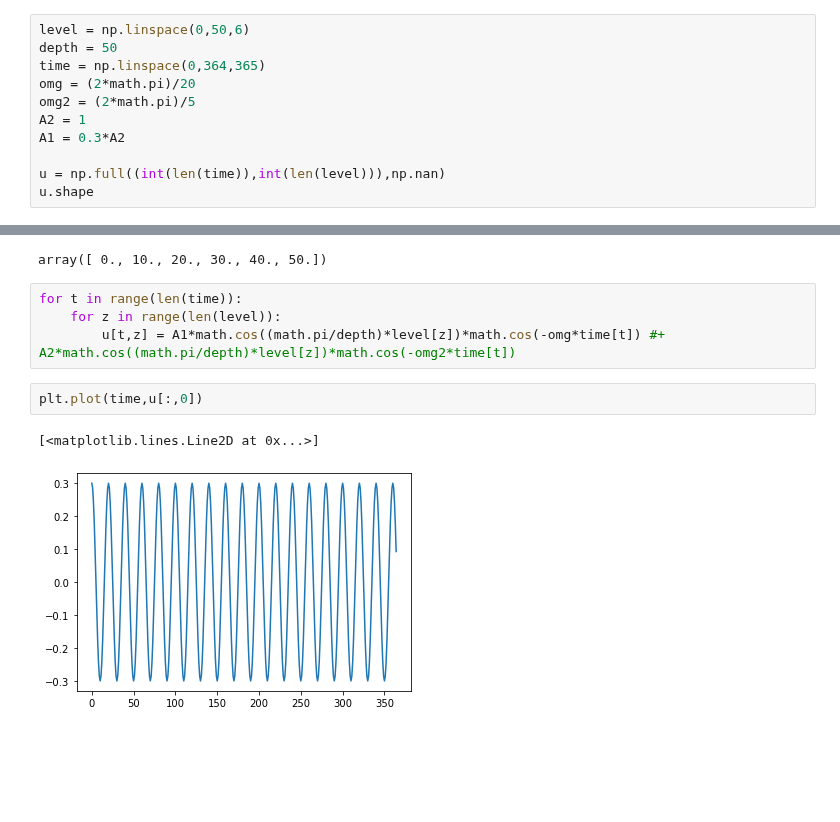
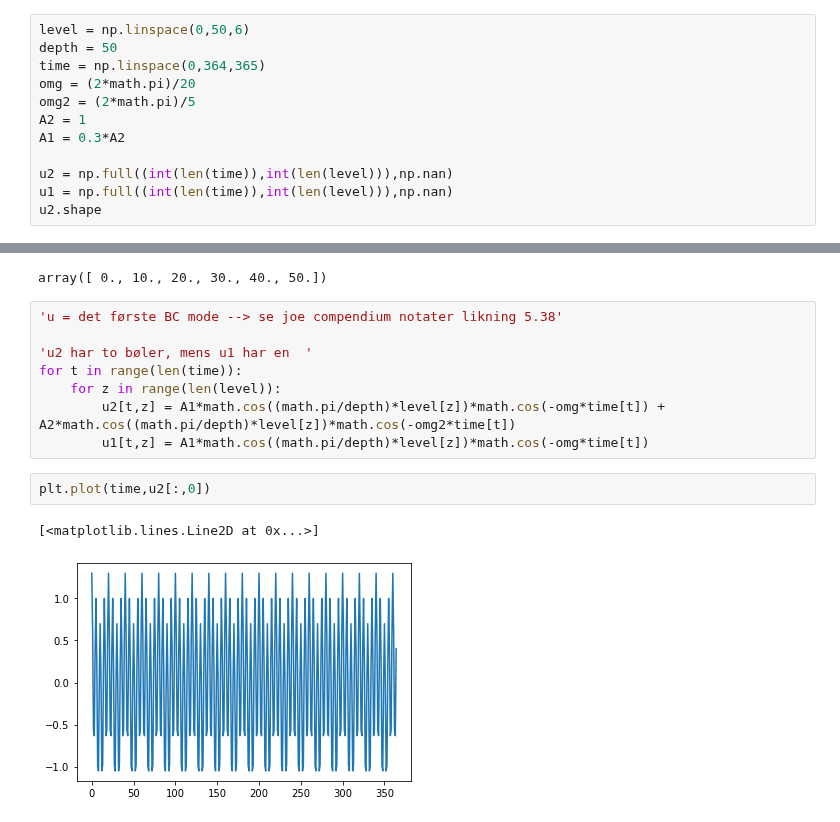
Before and after one commit to kaje2301/Master_2022, a Jupyter notebook: test_PCz.ipynb, the cells around one changed output, grey strips where cells are left out. Cells and saved outputs as stored; diff of their text form; blank space fills up the shorter version.

```diff
--- a/test_PCz.ipynb
+++ b/test_PCz.ipynb
@@ -12,8 +14,9 @@ omg2 = (2*math.pi)/5
 A2 = 1
 A1 = 0.3*A2
 
-u = np.full((int(len(time)),int(len(level))),np.nan)
-u.shape
+u2 = np.full((int(len(time)),int(len(level))),np.nan)
+u1 = np.full((int(len(time)),int(len(level))),np.nan)
+u2.shape
 # %% [output]
 (365, 6)
 # %%
@@ -21,11 +24,15 @@ level
 # %% [output]
 array([ 0., 10., 20., 30., 40., 50.])
 # %%
+'u = det første BC mode --> se joe compendium notater likning 5.38'
+
+'u2 har to bøler, mens u1 har en  '
 for t in range(len(time)):
     for z in range(len(level)):
-        u[t,z] = A1*math.cos((math.pi/depth)*level[z])*math.cos(-omg*time[t]) #+ A2*math.cos((math.pi/depth)*level[z])*math.cos(-omg2*time[t])
+        u2[t,z] = A1*math.cos((math.pi/depth)*level[z])*math.cos(-omg*time[t]) + A2*math.cos((math.pi/depth)*level[z])*math.cos(-omg2*time[t])
+        u1[t,z] = A1*math.cos((math.pi/depth)*level[z])*math.cos(-omg*time[t])
 # %%
-plt.plot(time,u[:,0])
+plt.plot(time,u2[:,0])
 # %% [output]
 [<matplotlib.lines.Line2D at 0x...>]
-[figure, old version]
+[figure, new version]
```
Also changed, not shown: parts of 25 cells of this notebook, 5 other files.
